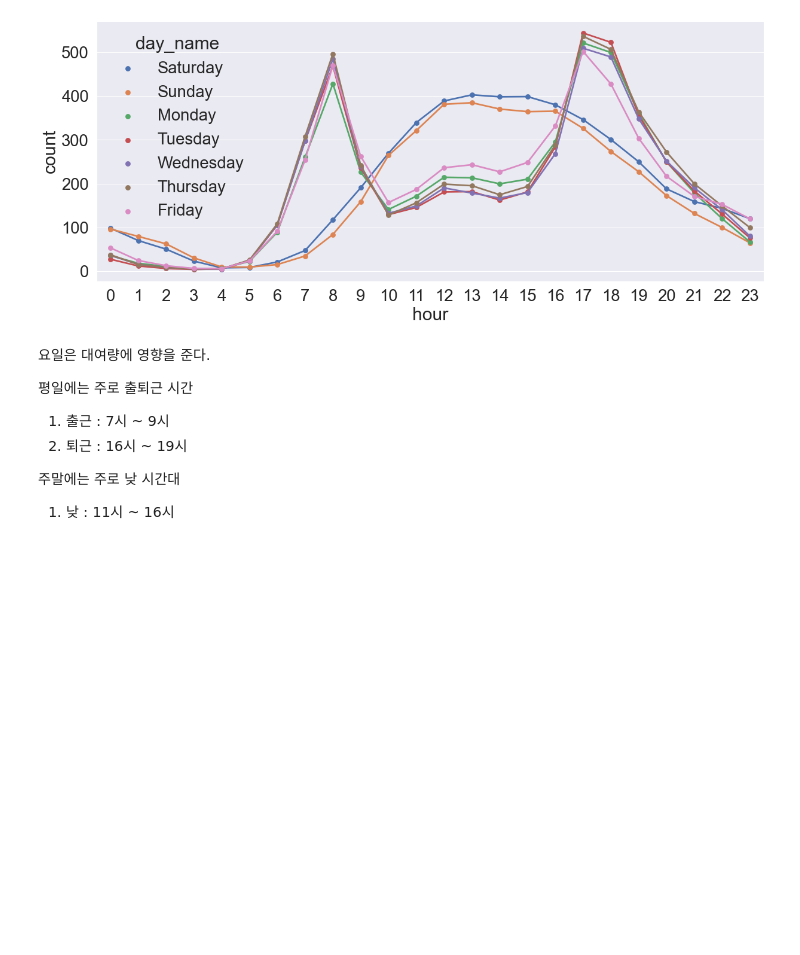
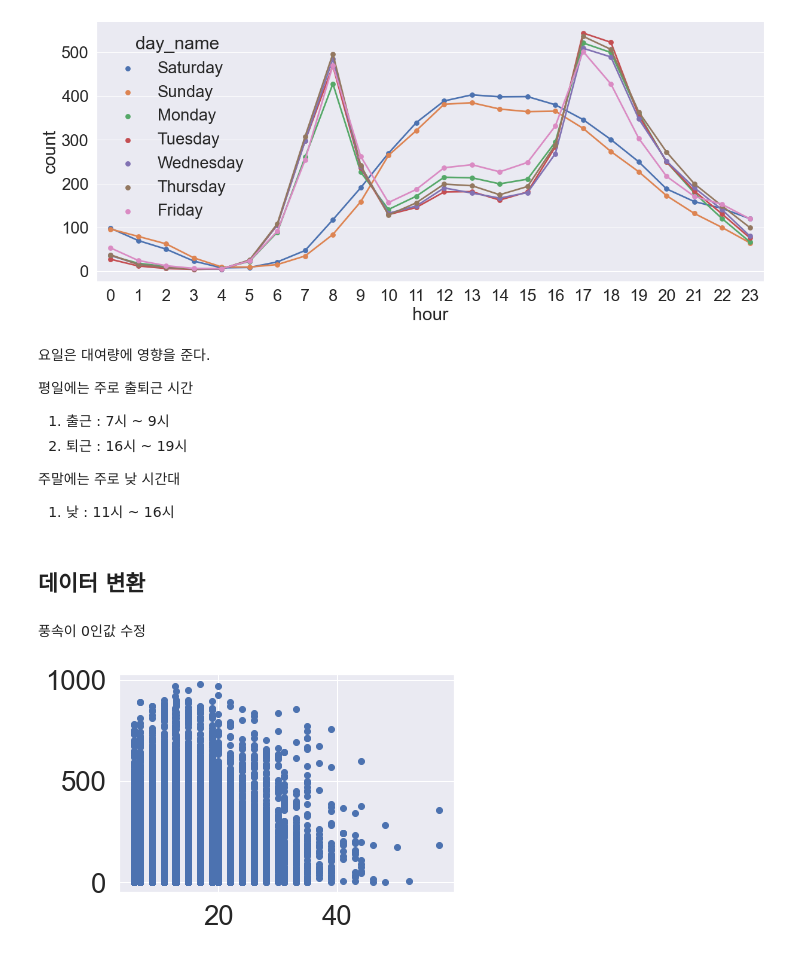
Before and after one commit to jang010505/DataScience_Project, a Jupyter notebook: DataScienceProject.ipynb, the cells around one changed output. Cells and saved outputs as stored; diff of their text form; code cells hidden in the pictures; blank space fills up the shorter version.

```diff
--- a/Untitled.ipynb
+++ b/DataScienceProject.ipynb
@@ -207,3 +240,41 @@ plt.show()
 
 주말에는 주로 낮 시간대
 1. 낮 : 11시 ~ 16시
+# %% [markdown]
+## 데이터 변환
+# %%
+train_data_set = pd.read_csv("./data/train_data/train_data.csv")
+test_data_set = pd.read_csv("./data/test_data/test_data.csv")
+# %%
+train_data_set['datetime'] = pd.to_datetime(train_data_set['datetime'])
+
+train_data_set["year"] = train_data_set["datetime"].dt.year
+train_data_set["month"] = train_data_set["datetime"].dt.month
+train_data_set["day"] = train_data_set["datetime"].dt.day
+train_data_set["hour"] = train_data_set["datetime"].dt.hour
+train_data_set["minute"] = train_data_set["datetime"].dt.minute
+train_data_set["second"] = train_data_set["datetime"].dt.second
+train_data_set["dayofweek"] = train_data_set["datetime"].dt.dayofweek
+
+
+test_data_set['datetime'] = pd.to_datetime(test_data_set['datetime'])
+
+test_data_set["year"] = test_data_set["datetime"].dt.year
+test_data_set["month"] = test_data_set["datetime"].dt.month
+test_data_set["day"] = test_data_set["datetime"].dt.day
+test_data_set["hour"] = test_data_set["datetime"].dt.hour
+test_data_set["minute"] = test_data_set["datetime"].dt.minute
+test_data_set["second"] = test_data_set["datetime"].dt.second
+test_data_set["dayofweek"] = test_data_set["datetime"].dt.dayofweek
+# %%
+# 풍속이 0인 친구들 평균으로 업데이트
+train_data_set.loc[train_data_set["windspeed"] == 0, "windspeed"] = train_data_set["windspeed"].mean()
+test_data_set.loc[train_data_set["windspeed"] == 0, "windspeed"] = train_data_set["windspeed"].mean()
+# %% [markdown]
+풍속이 0인값 수정
+# %%
+tmp = plt.scatter(train_data_set['windspeed'], train_data_set['count'])
+
+plt.show()
+# %% [output]
+[figure, added]
```
Also changed, not shown: parts of 17 cells of this notebook, 3 other files.
